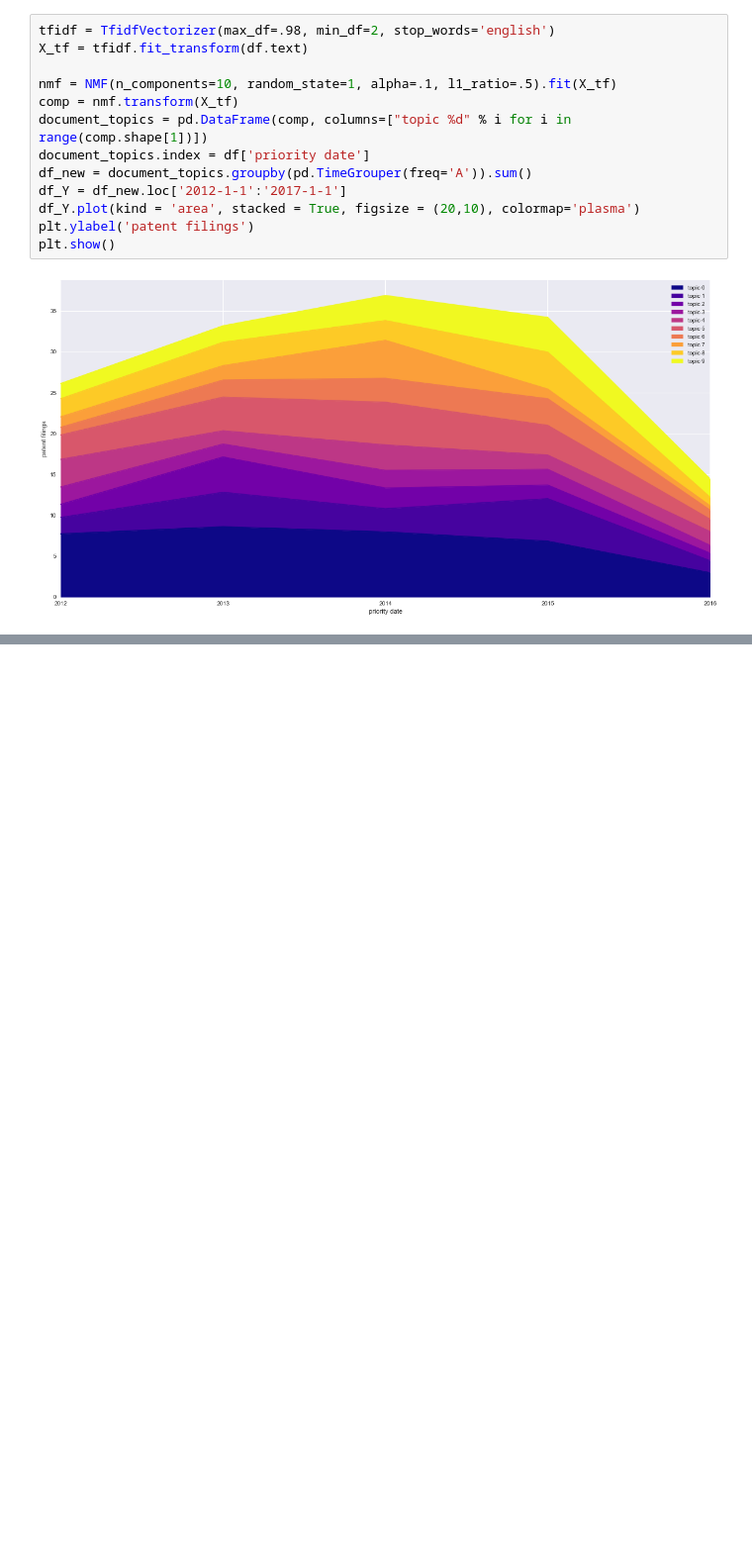
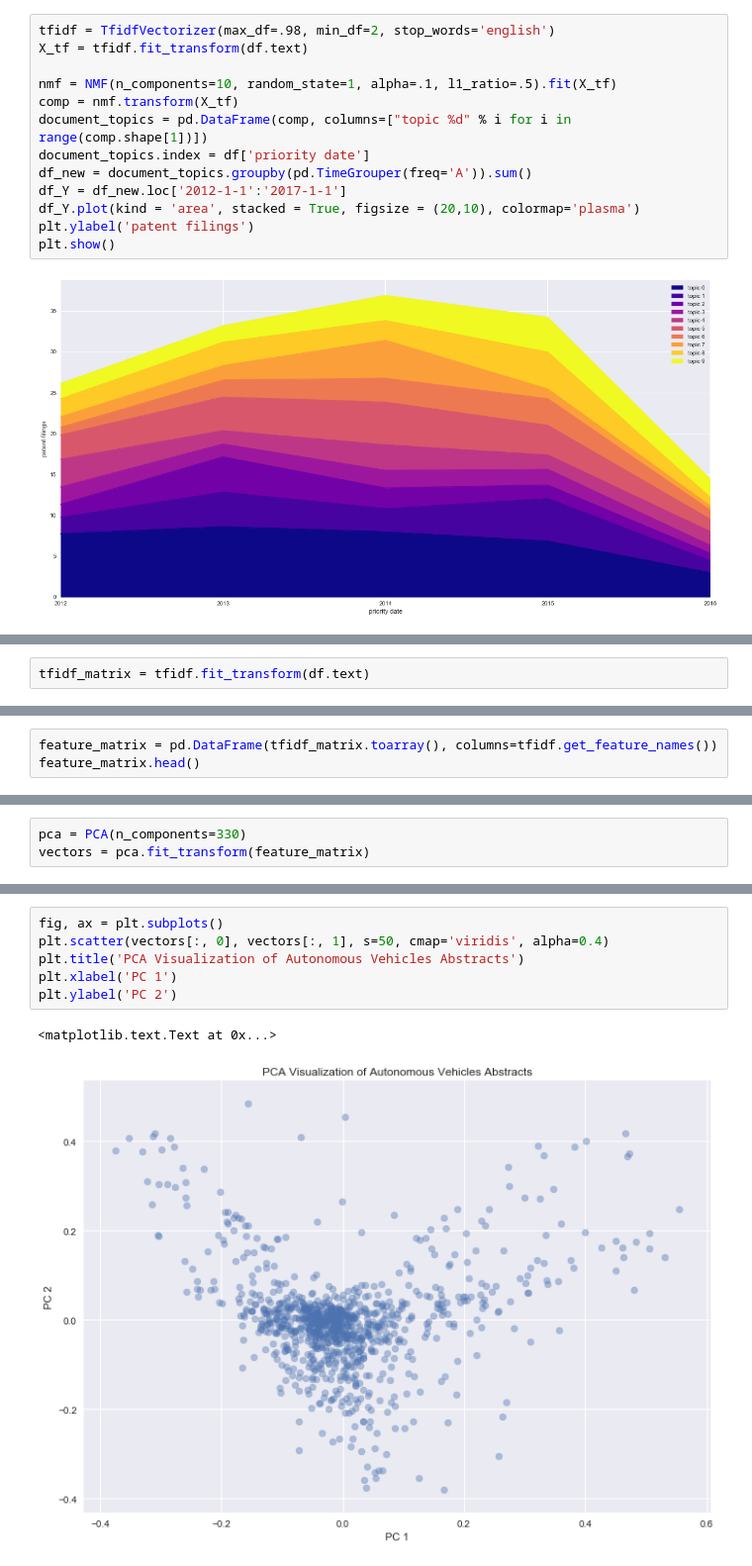
Before and after one commit to sronro/Patent_Topic_Modeling, a Jupyter notebook: Step_5_Identify_Topics.ipynb, the cells around one changed output, grey strips where cells are left out. Shown: that part at 99% size. Cells and saved outputs as stored; diff of their text form; blank space fills up the shorter version.

```diff
--- a/Step_5_Identify_Topics.ipynb
+++ b/Step_5_Identify_Topics.ipynb
@@ -134,0 +148,2 @@ plt.show()
+# %%
+tfidf_matrix = tfidf.fit_transform(df.text)
@@ -134,0 +170,3 @@ plt.show()
+# %%
+feature_matrix = pd.DataFrame(tfidf_matrix.toarray(), columns=tfidf.get_feature_names())
+feature_matrix.head()
@@ -134,0 +185,3 @@ plt.show()
+# %%
+pca = PCA(n_components=330)
+vectors = pca.fit_transform(feature_matrix)
@@ -134,0 +212,9 @@ plt.show()
+# %%
+fig, ax = plt.subplots()
+plt.scatter(vectors[:, 0], vectors[:, 1], s=50, cmap='viridis', alpha=0.4)
+plt.title('PCA Visualization of Autonomous Vehicles Abstracts')
+plt.xlabel('PC 1')
+plt.ylabel('PC 2')
+# %% [output]
+<matplotlib.text.Text at 0x...>
+[figure, added]
```
Also changed, not shown: parts of 13 cells of this notebook.
